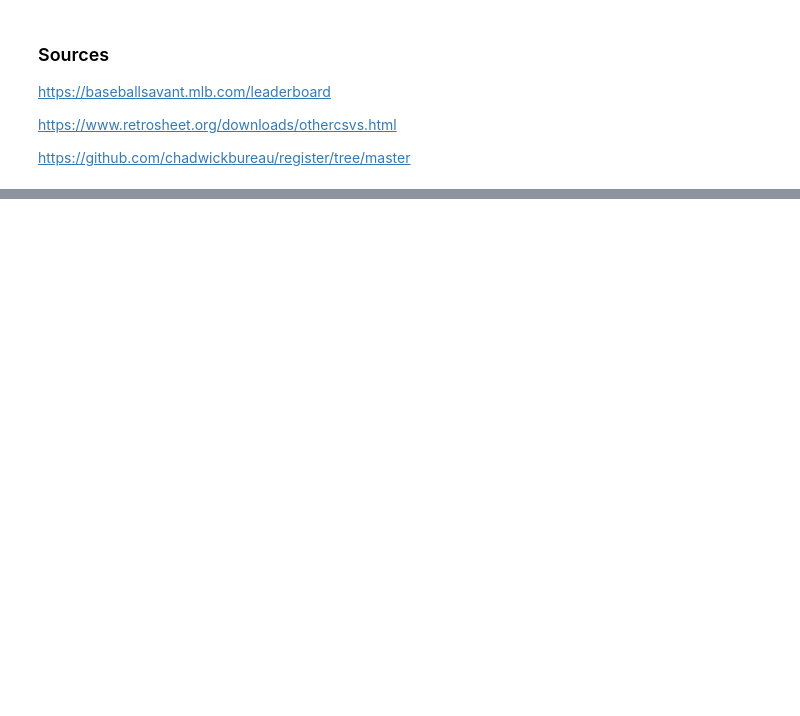
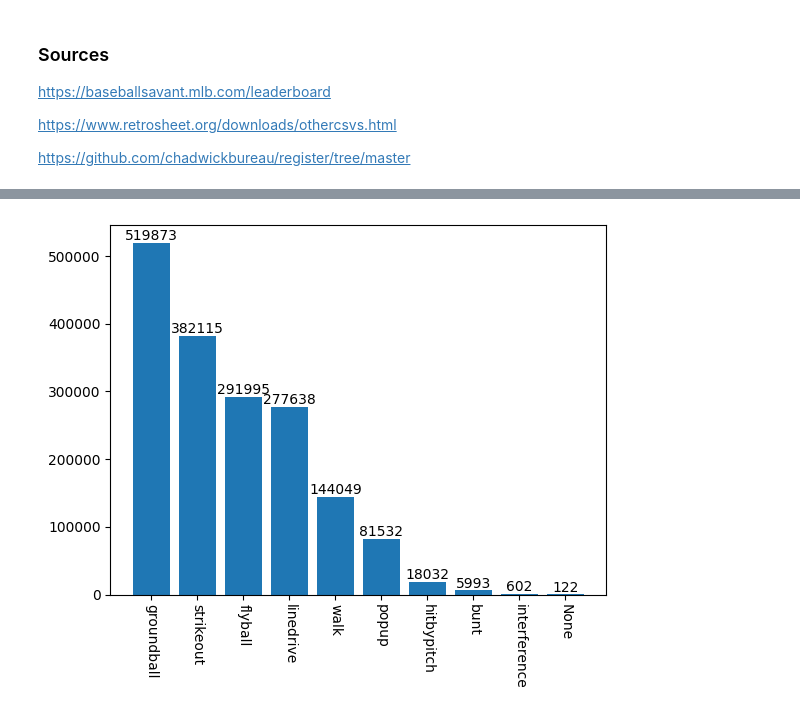
Before and after one commit to selah-dean/ms-thesis, a Jupyter notebook: csds446_project/eda.ipynb, the cells around one changed output, grey strips where cells are left out. Drawn from its saved outputs; the diff is of its cells as text; code cells hidden in the pictures; blank space fills up the shorter version.

```diff
--- a/csds446_project/eda.ipynb
+++ b/csds446_project/eda.ipynb
@@ -31,0 +172,2 @@ Number of unique retrosheet ids: 3776
+# %%
+plate_app.loc[:, "outcome"] = plate_app.apply(lambda row: determine_outcome(row["simple_event"], row["hittype"]), axis=1)
@@ -31,0 +180,12 @@ Number of unique retrosheet ids: 3776
+# %%
+keys, counts = np.unique(plate_app["outcome"].astype(str), return_counts=True)
+sorted_indices = np.argsort(counts)[::-1]
+keys = keys[sorted_indices]
+counts = counts[sorted_indices]
+fig, ax = plt.subplots()
+bars = ax.bar(keys, counts)
+ax.bar_label(bars)
+plt.xticks(rotation=-90)
+plt.show()
+# %% [output]
+[figure, added]
```
Also changed, not shown: parts of 16 cells of this notebook, 10 other files.
